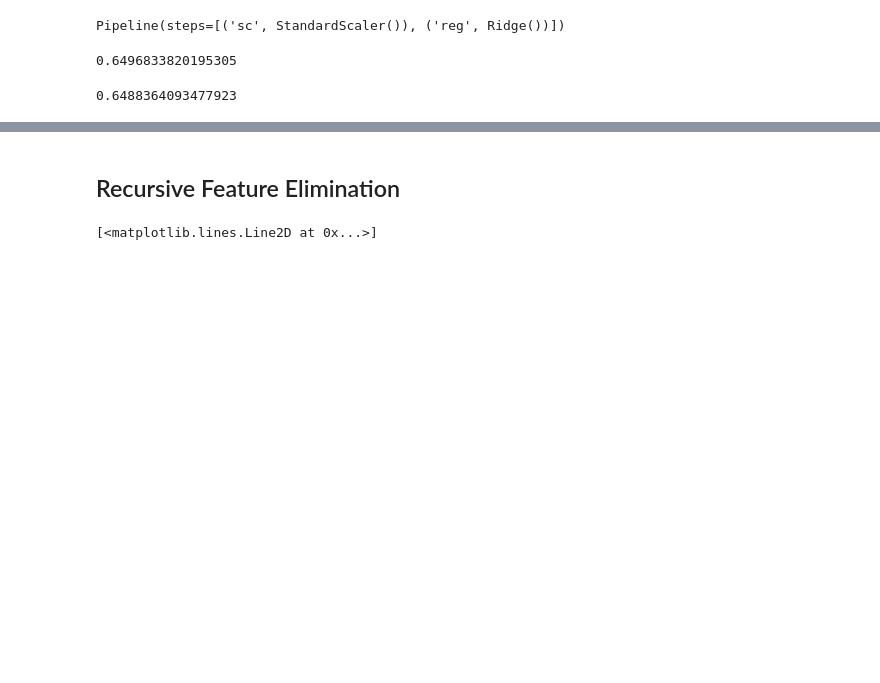
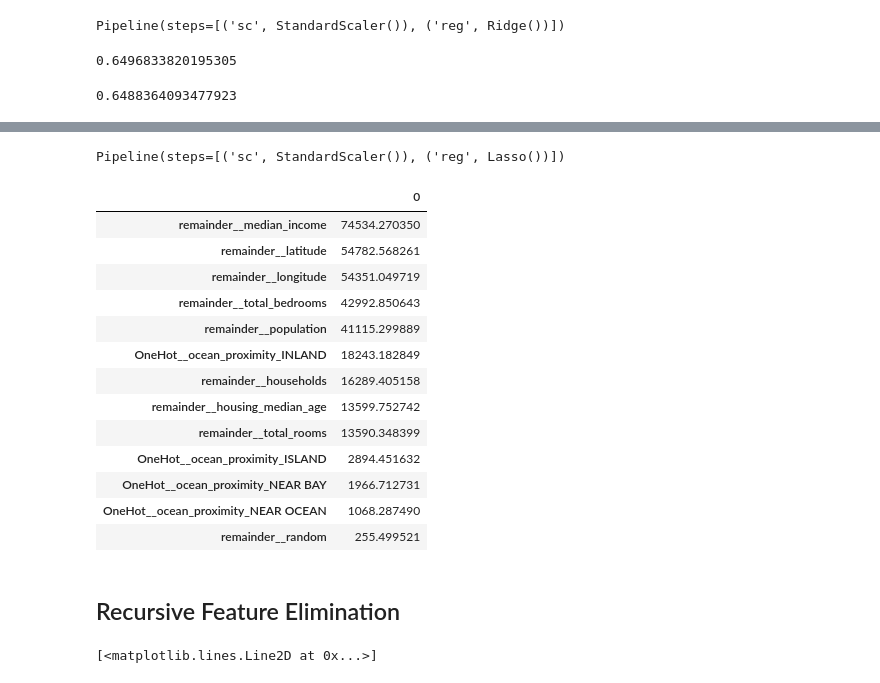
Before and after one commit to anton-selitskiy/RIT_ML, a Jupyter notebook: 2024_spring/Lectures/ML6.ipynb, the cells around one changed output, grey strips where cells are left out. Drawn from its saved outputs; the diff is of its cells as text; code cells hidden in the pictures; blank space fills up the shorter version.

```diff
--- a/2024_spring/Lectures/ML6.ipynb
+++ b/2024_spring/Lectures/ML6.ipynb
@@ -221,3 +226,26 @@ r2_score(y_test, pipe2.predict(X_test_hot))
+# %%
+pipe_Lasso = Pipeline([ ('sc', StandardScaler()), ('reg', Lasso())])
+# %%
+pipe_Lasso.fit(X_train_hot, y_train)
+# %% [output]
+Pipeline(steps=[('sc', StandardScaler()), ('reg', Lasso())])
+# %%
+pd.DataFrame(abs(pipe_Lasso[-1].coef_), X_train_hot.columns).sort_values(0, ascending=False)
+# %% [output]
+|  | 0 |
+| remainder__median_income | 74534.270350 |
+| remainder__latitude | 54782.568261 |
+| remainder__longitude | 54351.049719 |
+| remainder__total_bedrooms | 42992.850643 |
+| remainder__population | 41115.299889 |
+| OneHot__ocean_proximity_INLAND | 18243.182849 |
+| remainder__households | 16289.405158 |
+| remainder__housing_median_age | 13599.752742 |
+| remainder__total_rooms | 13590.348399 |
+| OneHot__ocean_proximity_ISLAND | 2894.451632 |
+| OneHot__ocean_proximity_NEAR BAY | 1966.712731 |
+| OneHot__ocean_proximity_NEAR OCEAN | 1068.287490 |
+| remainder__random | 255.499521 |
 # %% [markdown]
 ## Recursive Feature Elimination
 # %%
```
Also changed, not shown: parts of 2 cells of this notebook.
